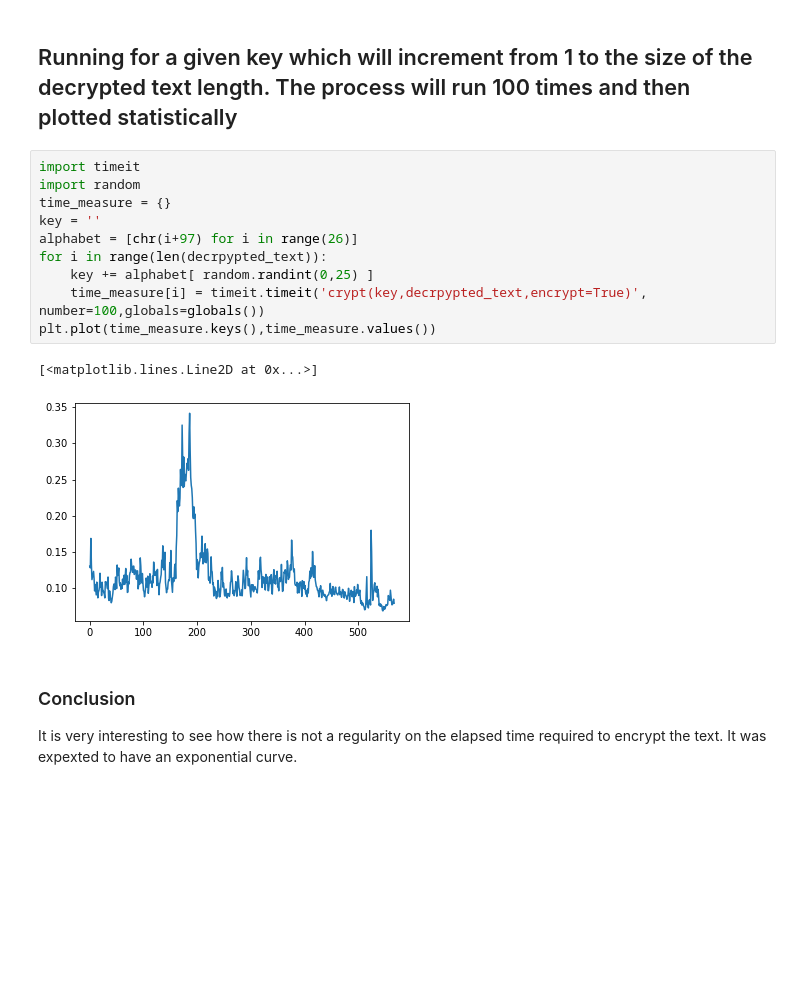
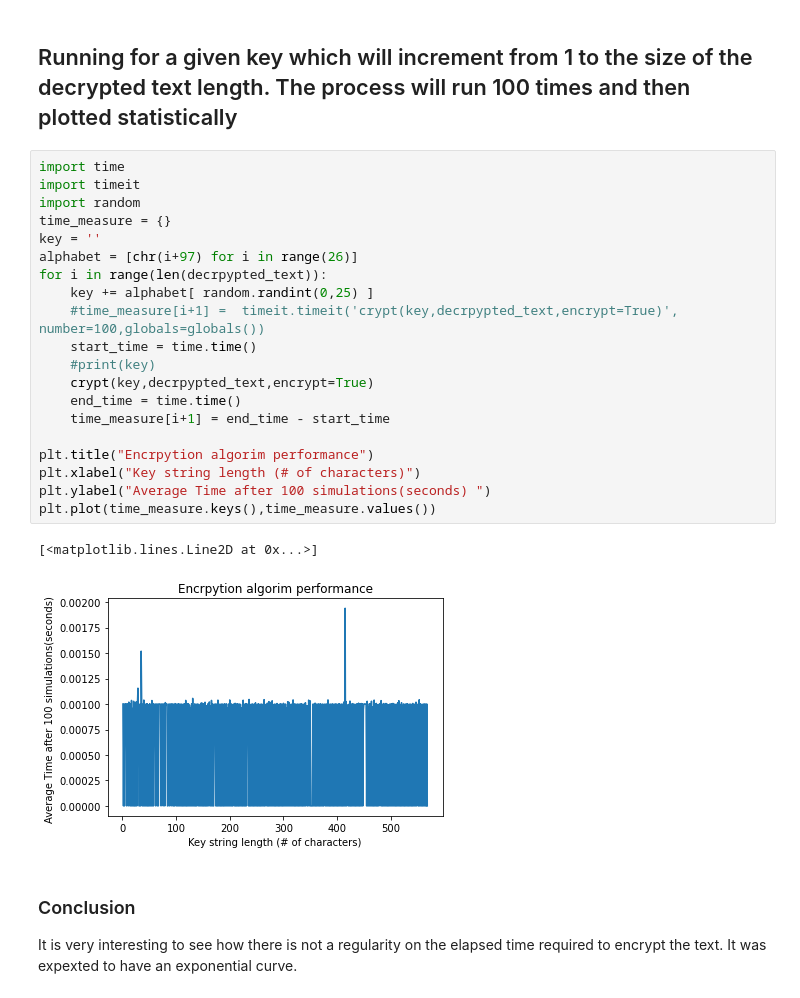
Before and after one commit to asahicantu/uis, a Jupyter notebook: DAT510-NetworkSecurity/Assignments/Assignment_1/Part1.ipynb, the cells around one changed output. Cells and saved outputs as stored; diff of their text form; blank space fills up the shorter version.

```diff
--- a/DAT510-NetworkSecurity/Assignments/Assignment_1/Part1.ipynb
+++ b/DAT510-NetworkSecurity/Assignments/Assignment_1/Part1.ipynb
@@ -435,18 +466,28 @@ also find the function for your preferred programming language using search engi
 # %% [markdown]
 ## Running for a given key which will increment from 1 to the size of the decrypted text length. The process will run 100 times and then plotted statistically
 # %%
+import time
 import timeit
 import random
 time_measure = {}
 key = ''
 alphabet = [chr(i+97) for i in range(26)]
 for i in range(len(decrpypted_text)):
     key += alphabet[ random.randint(0,25) ]
-    time_measure[i] = timeit.timeit('crypt(key,decrpypted_text,encrypt=True)', number=100,globals=globals())
+    #time_measure[i+1] =  timeit.timeit('crypt(key,decrpypted_text,encrypt=True)', number=100,globals=globals())
+    start_time = time.time()
+    #print(key)
+    crypt(key,decrpypted_text,encrypt=True)
+    end_time = time.time()
+    time_measure[i+1] = end_time - start_time
+
+plt.title("Encrpytion algorim performance")
+plt.xlabel("Key string length (# of characters)")
+plt.ylabel("Average Time after 100 simulations(seconds) ")
 plt.plot(time_measure.keys(),time_measure.values())
 # %% [output]
 [<matplotlib.lines.Line2D at 0x...>]
-[figure, old version]
+[figure, new version]
 # %% [markdown]
 ### Conclusion
 It is very interesting to see how there is not a regularity on the elapsed time required to encrypt the text. It was expexted to have an exponential curve.
```
Also changed, not shown: parts of 21 cells of this notebook, 39 other files.
